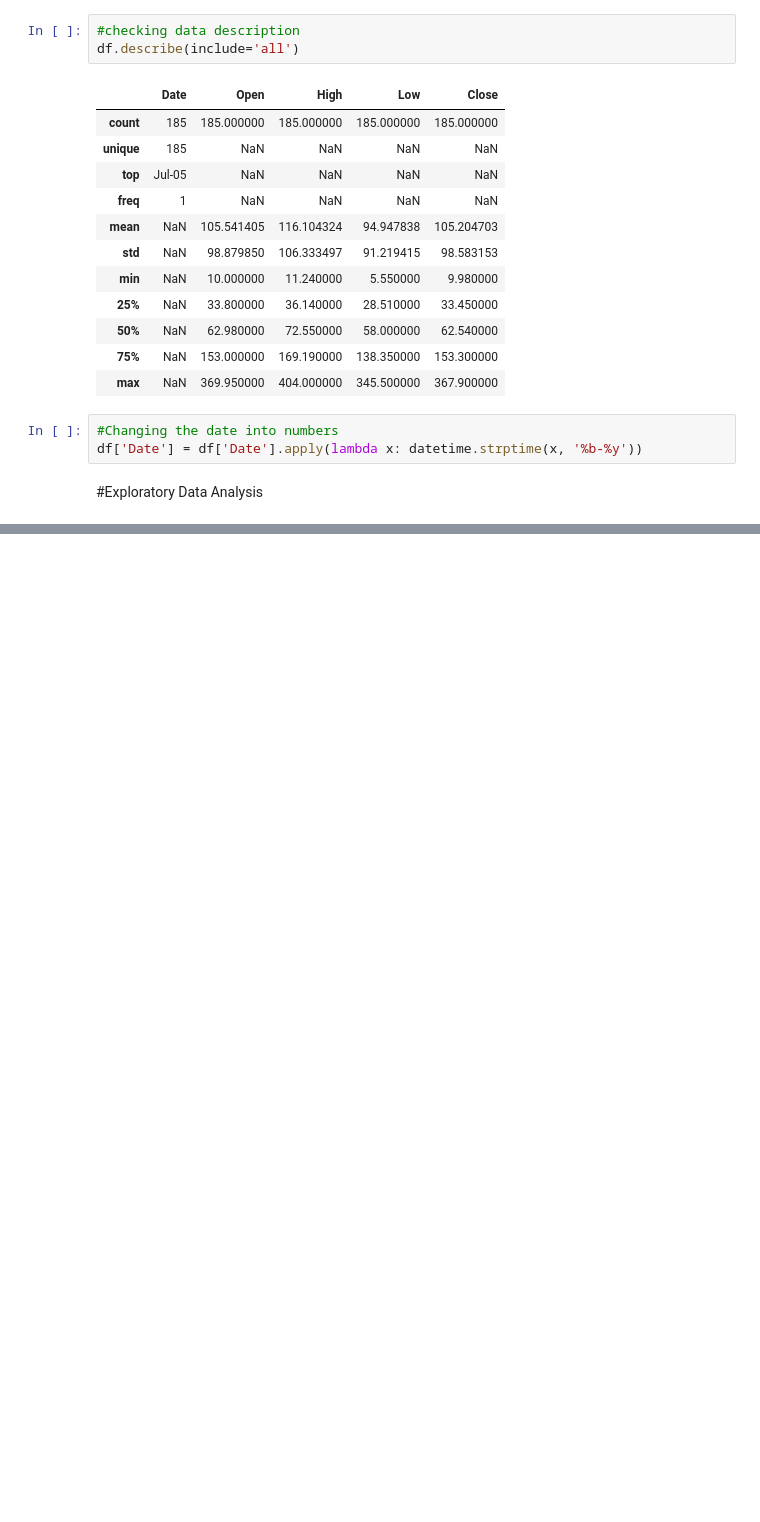
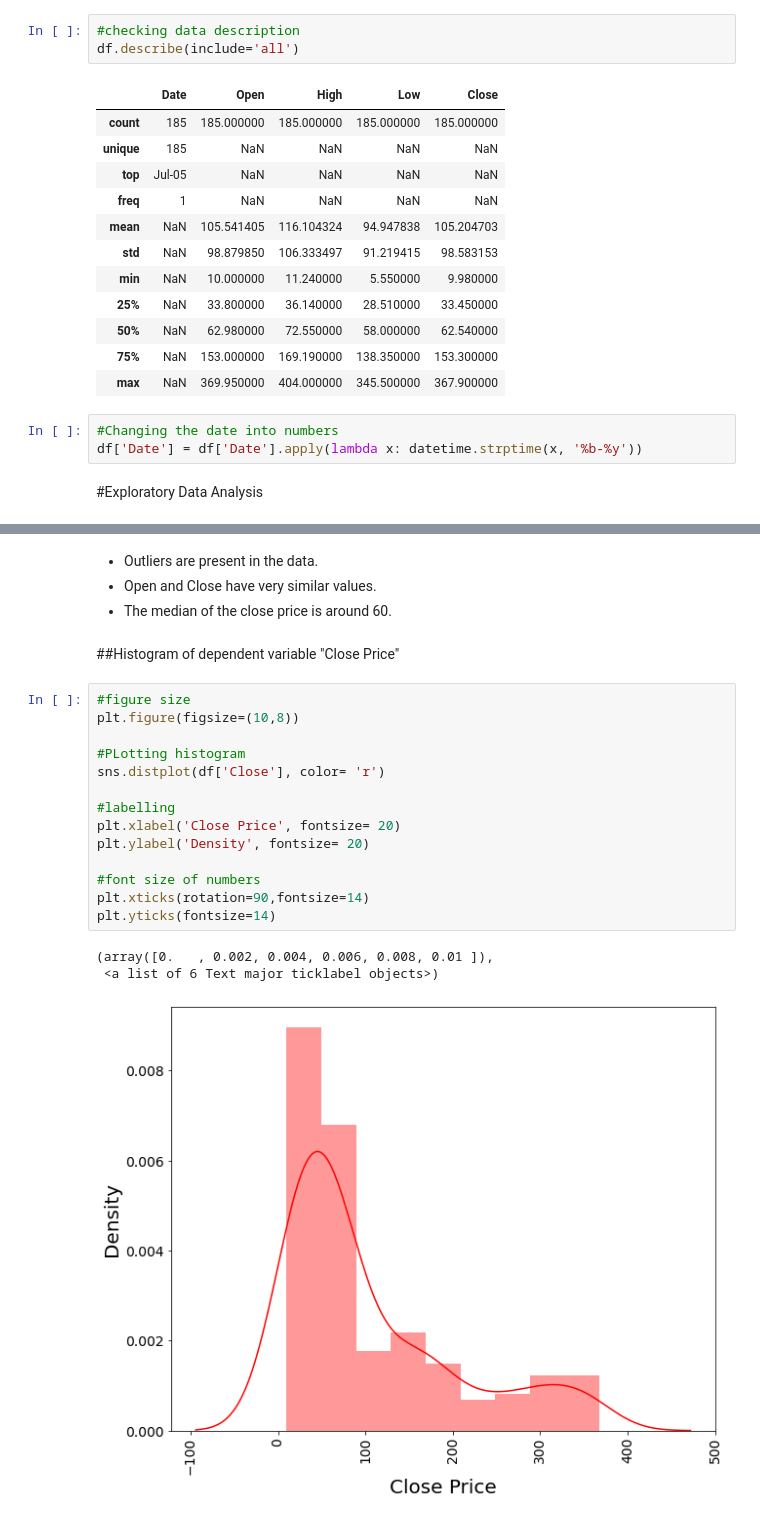
Before and after one commit to Ashfaquesayyed/Yes-bank-stock-closing-price-prediction, a Jupyter notebook: Yes_bank_stock_closing_price_new.ipynb, the cells around one changed output, grey strips where cells are left out. Saved outputs shown, nothing was run; the diff lists cells and outputs as text; blank space fills up the shorter version.

```diff
--- a/Yes_bank_stock_closing_price_new.ipynb
+++ b/Yes_bank_stock_closing_price_new.ipynb
@@ -141,0 +213,24 @@ df['Date'] = df['Date'].apply(lambda x: datetime.strptime(x, '%b-%y'))
+# %% [markdown]
+* Outliers are present in the data.
+* Open and Close have very similar values.
+* The median of the close price is around 60.
+# %% [markdown]
+##Histogram of dependent variable "Close Price"
+# %%
+#figure size
+plt.figure(figsize=(10,8))
+
+#PLotting histogram
+sns.distplot(df['Close'], color= 'r')
+
+#labelling
+plt.xlabel('Close Price', fontsize= 20)
+plt.ylabel('Density', fontsize= 20)
+
+#font size of numbers
+plt.xticks(rotation=90,fontsize=14)
+plt.yticks(fontsize=14)
+# %% [output]
+(array([0.   , 0.002, 0.004, 0.006, 0.008, 0.01 ]),
+ <a list of 6 Text major ticklabel objects>)
+[figure, added]
```
Also changed, not shown: parts of 18 cells of this notebook.
